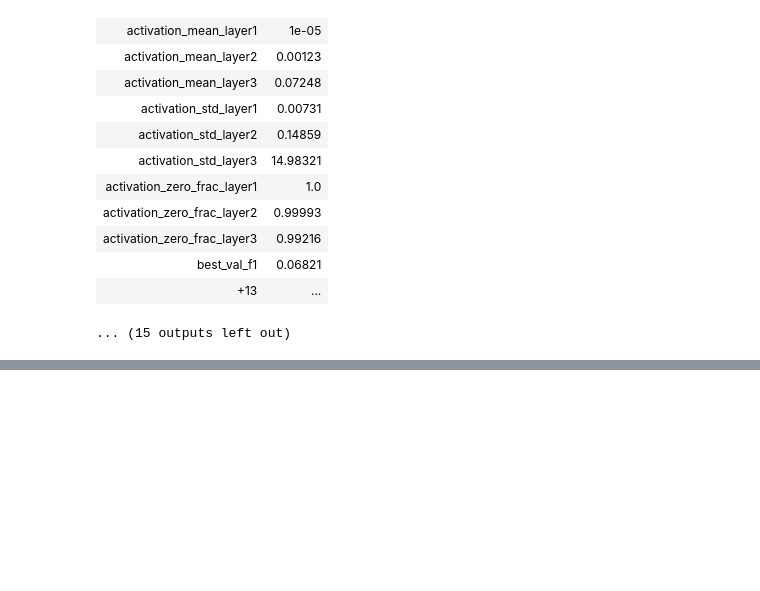
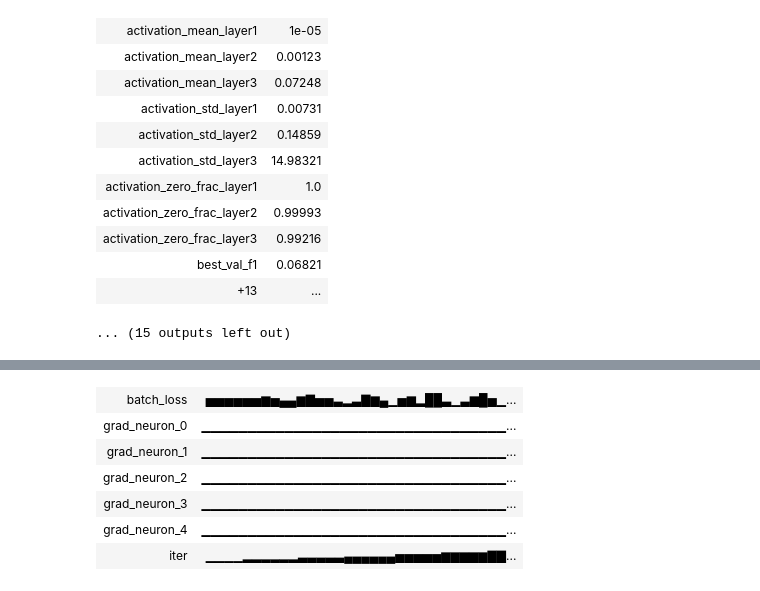
Before and after one commit to Chandaluri-Sathwik/da6401_assignment_1, a Jupyter notebook: notebooks/wandb_submit.ipynb, the cells around one changed output, grey strips where cells are left out. Saved outputs shown, nothing was run; the diff lists cells and outputs as text; code cells hidden in the pictures; blank space fills up the shorter version.

```diff
--- a/notebooks/wandb_submit.ipynb
+++ b/notebooks/wandb_submit.ipynb
@@ -594,0 +873,87 @@ Run summary:
+# %%
+# Q2.9 Weight Init & Symmetry: Zeros vs Xavier
+import os, sys
+from types import SimpleNamespace
+import numpy as np
+import wandb
+
+REPO_ROOT = r"C:\Users\Hp\Desktop\DL\da6401_assignment_1"
+PROJECT = "da6401_assignment_1"
+src_path = os.path.join(REPO_ROOT, "src")
+if src_path not in sys.path:
+    sys.path.insert(0, src_path)
+
+from ann.neural_network import NeuralNetwork
+from ann.objective_functions import compute_loss
+from utils.data_loader import load_data
+
+X_train, y_train, X_val, y_val, X_test, y_test = load_data("mnist")
+
+def run_q29(init_mode="xavier", max_iters=50):
+    args = SimpleNamespace(
+        dataset="mnist",
+        epochs=1,
+        batch_size=64,
+        loss="cross_entropy",
+        optimizer="sgd",
+        learning_rate=0.001,
+        weight_decay=0.0,
+        hidden_size=[128, 128, 128],
+        num_layers=3,
+        activation="tanh",
+        weight_init="xavier",   # build with xavier first
+        wandb_project=PROJECT,
+        model_save_path="src/tmp_q29.npy",
+    )
+
+    model = NeuralNetwork(args)
+
+    # Force zeros init for comparison run
+    if init_mode == "zeros":
+        for layer in model.layers:
+            layer.W[:] = 0.0
+            layer.b[:] = 0.0
+
+    run = wandb.init(
+        project=PROJECT,
+        name=f"q2_9_{init_mode}",
+        group="q2_9_symmetry",
+        tags=["q2_9", "symmetry", init_mode],
+        config={"init": init_mode, "iters": max_iters, "layer": 1, "neurons": [0,1,2,3,4]},
+        reinit=True,
+    )
+
+    n = X_train.shape[0]
+    bs = args.batch_size
+    iter_count = 0
+
+    while iter_count < max_iters:
+        perm = np.random.permutation(n)
+        Xs, ys = X_train[perm], y_train[perm]
+
+        for start in range(0, n, bs):
+            if iter_count >= max_iters:
+                break
+
+            end = min(start + bs, n)
+            xb, yb = Xs[start:end], ys[start:end]
+
+            logits = model.forward(xb)
+            loss = compute_loss(logits, yb, args.loss)
+            model.backward(yb, logits)
+
+            # Layer-1 grad for 5 neurons: column-wise grad norm
+            gW = model.layers[0].grad_W  # shape: [in_dim, hidden_dim]
+            log_dict = {"iter": iter_count + 1, "batch_loss": float(loss)}
+            for j in [0, 1, 2, 3, 4]:
+                log_dict[f"grad_neuron_{j}"] = float(np.linalg.norm(gW[:, j]))
+
+            wandb.log(log_dict)
+            model.update_weights()
+            iter_count += 1
+
+    wandb.finish()
+
+run_q29("zeros", max_iters=50)
+run_q29("xavier", max_iters=50)
+# %% [output]
@@ -594,0 +971,7 @@ Run summary:
+| batch_loss | ▅▅▅▅▅▅▆▅▄▄▆▇▅▅▃▂▃▇▆▄▁▅▆▂██▃▁▃▆█▅▁... |
+| grad_neuron_0 | ▁▁▁▁▁▁▁▁▁▁▁▁▁▁▁▁▁▁▁▁▁▁▁▁▁▁▁▁▁▁▁▁▁... |
+| grad_neuron_1 | ▁▁▁▁▁▁▁▁▁▁▁▁▁▁▁▁▁▁▁▁▁▁▁▁▁▁▁▁▁▁▁▁▁... |
+| grad_neuron_2 | ▁▁▁▁▁▁▁▁▁▁▁▁▁▁▁▁▁▁▁▁▁▁▁▁▁▁▁▁▁▁▁▁▁... |
+| grad_neuron_3 | ▁▁▁▁▁▁▁▁▁▁▁▁▁▁▁▁▁▁▁▁▁▁▁▁▁▁▁▁▁▁▁▁▁... |
+| grad_neuron_4 | ▁▁▁▁▁▁▁▁▁▁▁▁▁▁▁▁▁▁▁▁▁▁▁▁▁▁▁▁▁▁▁▁▁... |
+| iter | ▁▁▁▁▂▂▂▂▂▂▃▃▃▃▃▄▄▄▄▄▄▅▅▅▅▅▆▆▆▆▆▇▇... |
```
Also changed, not shown: parts of 8 cells of this notebook, 56 other files.
